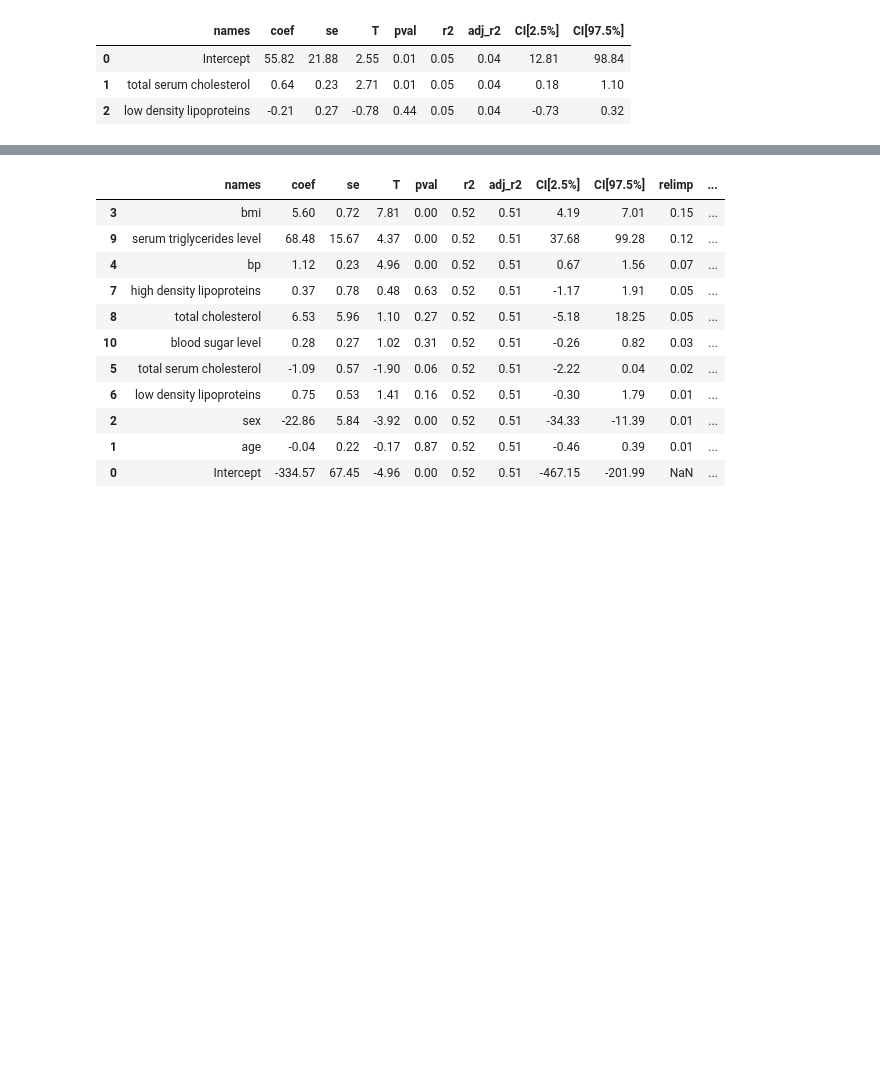
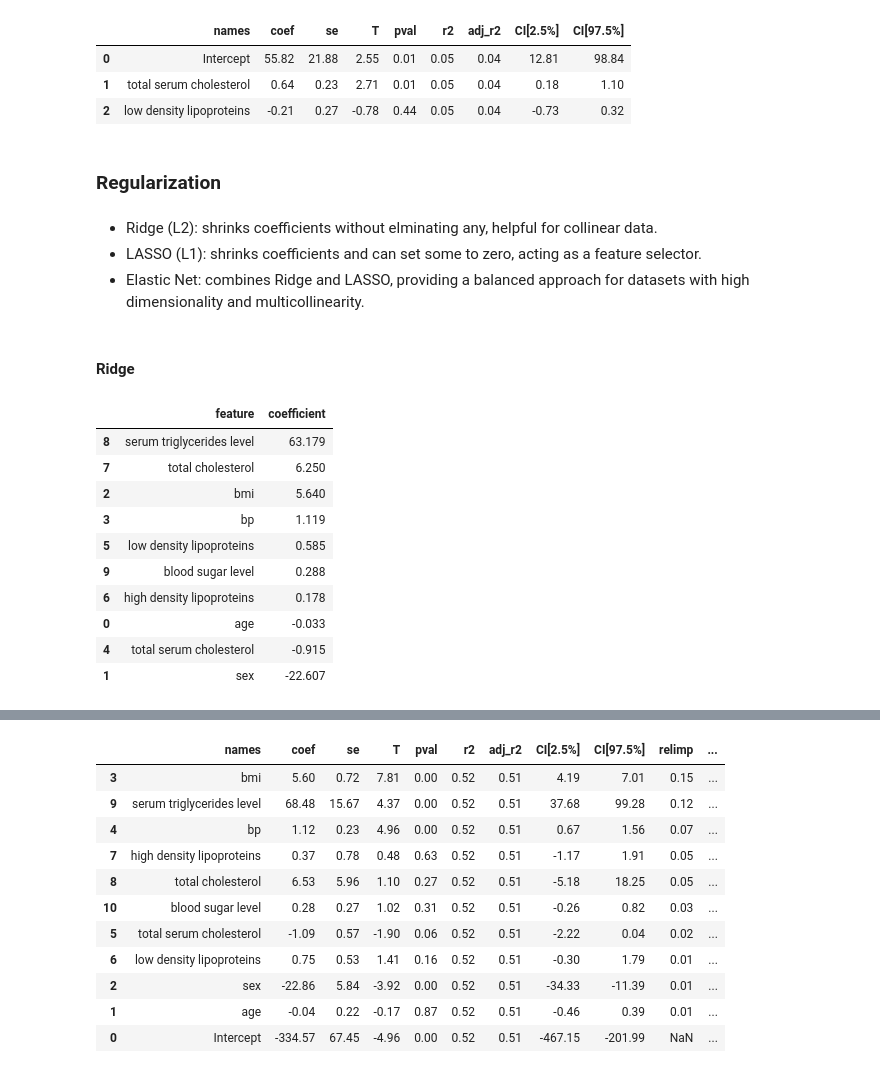
Before and after one commit to mglissmann/09_17_2024, a Jupyter notebook: diabetes_progression.ipynb, the cells around one changed output, grey strips where cells are left out. Drawn from its saved outputs; the diff is of its cells as text; code cells hidden in the pictures; blank space fills up the shorter version.

```diff
--- a/diabetes_progression.ipynb
+++ b/diabetes_progression.ipynb
@@ -326,3 +328,32 @@ lm.round(2)
 | 0 | Intercept | 55.82 | 21.88 | 2.55 | 0.01 | 0.05 | 0.04 | 12.81 | 98.84 |
 | 1 | total serum cholesterol | 0.64 | 0.23 | 2.71 | 0.01 | 0.05 | 0.04 | 0.18 | 1.10 |
 | 2 | low density lipoproteins | -0.21 | 0.27 | -0.78 | 0.44 | 0.05 | 0.04 | -0.73 | 0.32 |
+# %% [markdown]
+### Regularization
+# %% [markdown]
+- Ridge (L2): shrinks coefficients without elminating any, helpful for collinear data.
+- LASSO (L1): shrinks coefficients and can set some to zero, acting as a feature selector.
+- Elastic Net: combines Ridge and LASSO, providing a balanced approach for datasets with high dimensionality and multicollinearity.
+# %% [markdown]
+#### Ridge
+# %%
+ridge = Ridge().fit(X=df_unscaled.drop(columns='target'), y=df_unscaled['target'])
+
+ridge_summary = pd.DataFrame({
+    'feature': ridge.feature_names_in_,
+    'coefficient': ridge.coef_
+})
+
+ridge_summary.sort_values(by='coefficient', ascending=False).round(3)
+# %% [output]
+|  | feature | coefficient |
+| 8 | serum triglycerides level | 63.179 |
+| 7 | total cholesterol | 6.250 |
+| 2 | bmi | 5.640 |
+| 3 | bp | 1.119 |
+| 5 | low density lipoproteins | 0.585 |
+| 9 | blood sugar level | 0.288 |
+| 6 | high density lipoproteins | 0.178 |
+| 0 | age | -0.033 |
+| 4 | total serum cholesterol | -0.915 |
+| 1 | sex | -22.607 |
```
Also changed, not shown: parts of 14 cells of this notebook.
